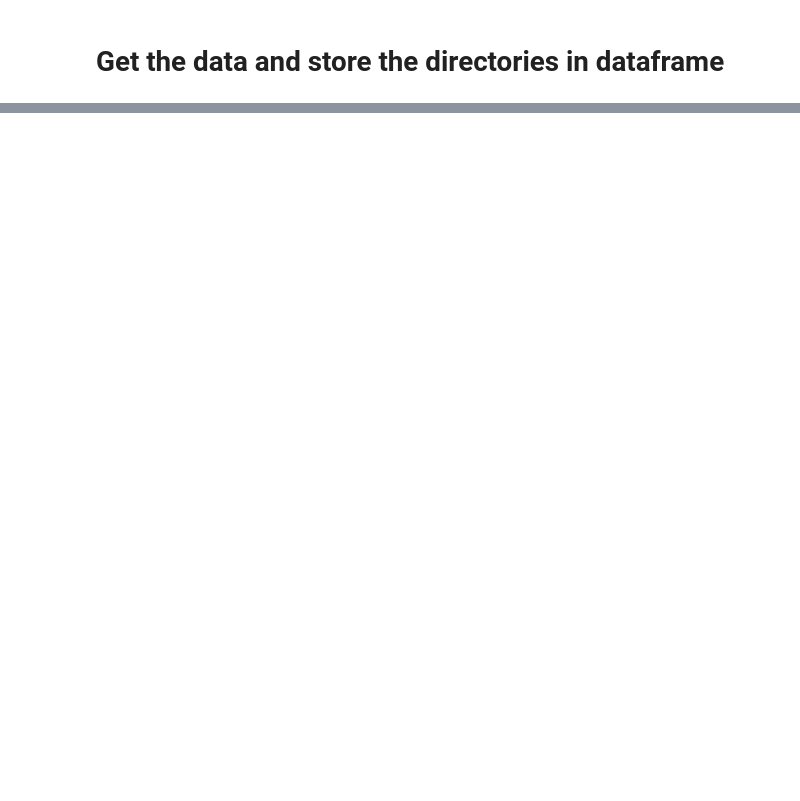
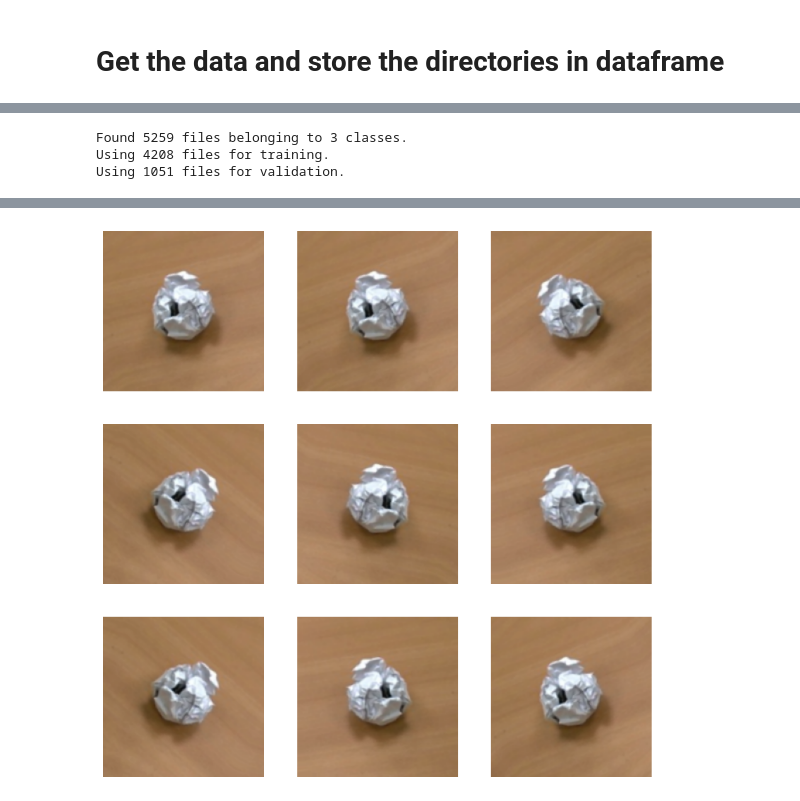
Before and after one commit to JieHuiKoo/image_classification_with_CNNKeras, a Jupyter notebook: main.ipynb, the cells around one changed output, grey strips where cells are left out. Drawn from its saved outputs; the diff is of its cells as text; code cells hidden in the pictures; blank space fills up the shorter version.

```diff
--- a/main.ipynb
+++ b/main.ipynb
@@ -124,0 +155,32 @@ plot_data_distribution(augmented_training_data_file_directory_df, "augmented")
+# %%
+image_size = (180, 180)
+batch_size = 8
+
+train_ds, val_ds = tf.keras.utils.image_dataset_from_directory(
+    augmented_data_directory,
+    validation_split=0.2,
+    subset="both",
+    seed=5000,
+    image_size=image_size,
+    batch_size=batch_size,
+)
+# %% [output]
+Found 5259 files belonging to 3 classes.
+Using 4208 files for training.
+Using 1051 files for validation.
+# %%
+data_augmentation = keras.Sequential(
+    [
+        layers.RandomFlip("horizontal"),
+        layers.RandomRotation(0.1),
+    ]
+)
+# %%
+plt.figure(figsize=(10, 10))
+for images, _ in train_ds.take(1):
+    for i in range(9):
+        augmented_images = data_augmentation(images)
+        ax = plt.subplot(3, 3, i + 1)
+        plt.imshow(augmented_images[0].numpy().astype("uint8"))
+        plt.axis("off")
+# %% [output]
@@ -124,0 +204 @@ plot_data_distribution(augmented_training_data_file_directory_df, "augmented")
+[figure, added]
```
Also changed, not shown: parts of 25 cells of this notebook, 1 other file.
